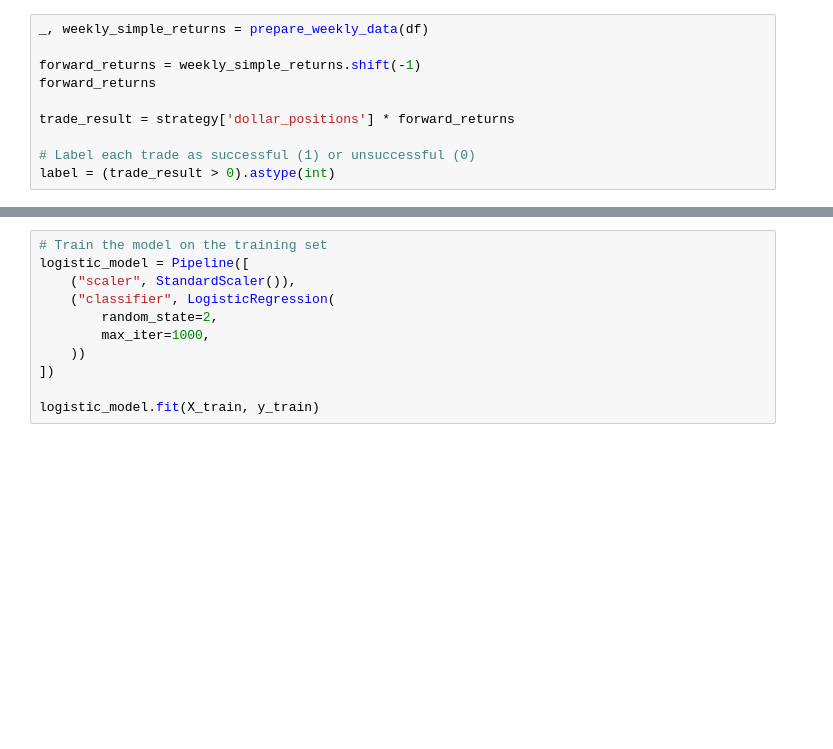
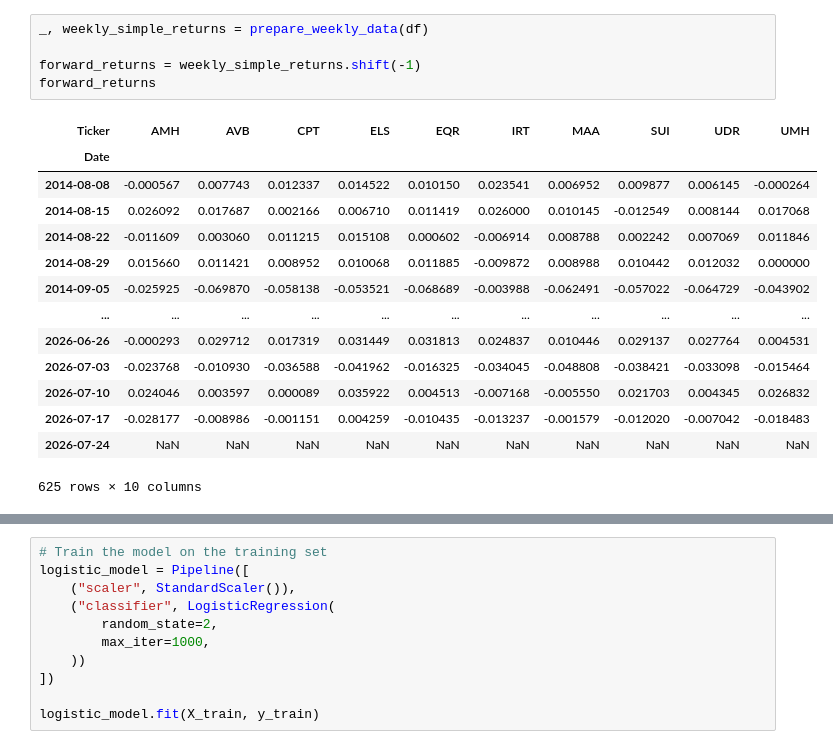
Before and after one commit to vvaskin/trade-filter, a Jupyter notebook: meta-labelling.ipynb, the cells around one changed output, grey strips where cells are left out. Drawn from its saved outputs; the diff is of its cells as text; blank space fills up the shorter version.

```diff
--- a/meta-labelling.ipynb
+++ b/meta-labelling.ipynb
@@ -110,11 +113,21 @@ weekly_simple_returns.head(10)
 # %%
 _, weekly_simple_returns = prepare_weekly_data(df)
 
 forward_returns = weekly_simple_returns.shift(-1)
 forward_returns
-
-trade_result = strategy['dollar_positions'] * forward_returns
-
-# Label each trade as successful (1) or unsuccessful (0)
-label = (trade_result > 0).astype(int)
+# %% [output]
+| Ticker | AMH | AVB | CPT | ELS | EQR | IRT | MAA | SUI | UDR | UMH |
+| Date |  |  |  |  |  |  |  |  |  |  |
+| 2014-08-08 | -0.000567 | 0.007743 | 0.012337 | 0.014522 | 0.010150 | 0.023541 | 0.006952 | 0.009877 | 0.006145 | -0.000264 |
+| 2014-08-15 | 0.026092 | 0.017687 | 0.002166 | 0.006710 | 0.011419 | 0.026000 | 0.010145 | -0.012549 | 0.008144 | 0.017068 |
+| 2014-08-22 | -0.011609 | 0.003060 | 0.011215 | 0.015108 | 0.000602 | -0.006914 | 0.008788 | 0.002242 | 0.007069 | 0.011846 |
+| 2014-08-29 | 0.015660 | 0.011421 | 0.008952 | 0.010068 | 0.011885 | -0.009872 | 0.008988 | 0.010442 | 0.012032 | 0.000000 |
+| 2014-09-05 | -0.025925 | -0.069870 | -0.058138 | -0.053521 | -0.068689 | -0.003988 | -0.062491 | -0.057022 | -0.064729 | -0.043902 |
+| ... | ... | ... | ... | ... | ... | ... | ... | ... | ... | ... |
+| 2026-06-26 | -0.000293 | 0.029712 | 0.017319 | 0.031449 | 0.031813 | 0.024837 | 0.010446 | 0.029137 | 0.027764 | 0.004531 |
+| 2026-07-03 | -0.023768 | -0.010930 | -0.036588 | -0.041962 | -0.016325 | -0.034045 | -0.048808 | -0.038421 | -0.033098 | -0.015464 |
+| 2026-07-10 | 0.024046 | 0.003597 | 0.000089 | 0.035922 | 0.004513 | -0.007168 | -0.005550 | 0.021703 | 0.004345 | 0.026832 |
+| 2026-07-17 | -0.028177 | -0.008986 | -0.001151 | 0.004259 | -0.010435 | -0.013237 | -0.001579 | -0.012020 | -0.007042 | -0.018483 |
+| 2026-07-24 | NaN | NaN | NaN | NaN | NaN | NaN | NaN | NaN | NaN | NaN |
+625 rows × 10 columns
 # %% [markdown]
```
Also changed, not shown: parts of 45 cells of this notebook, 2 other files.
